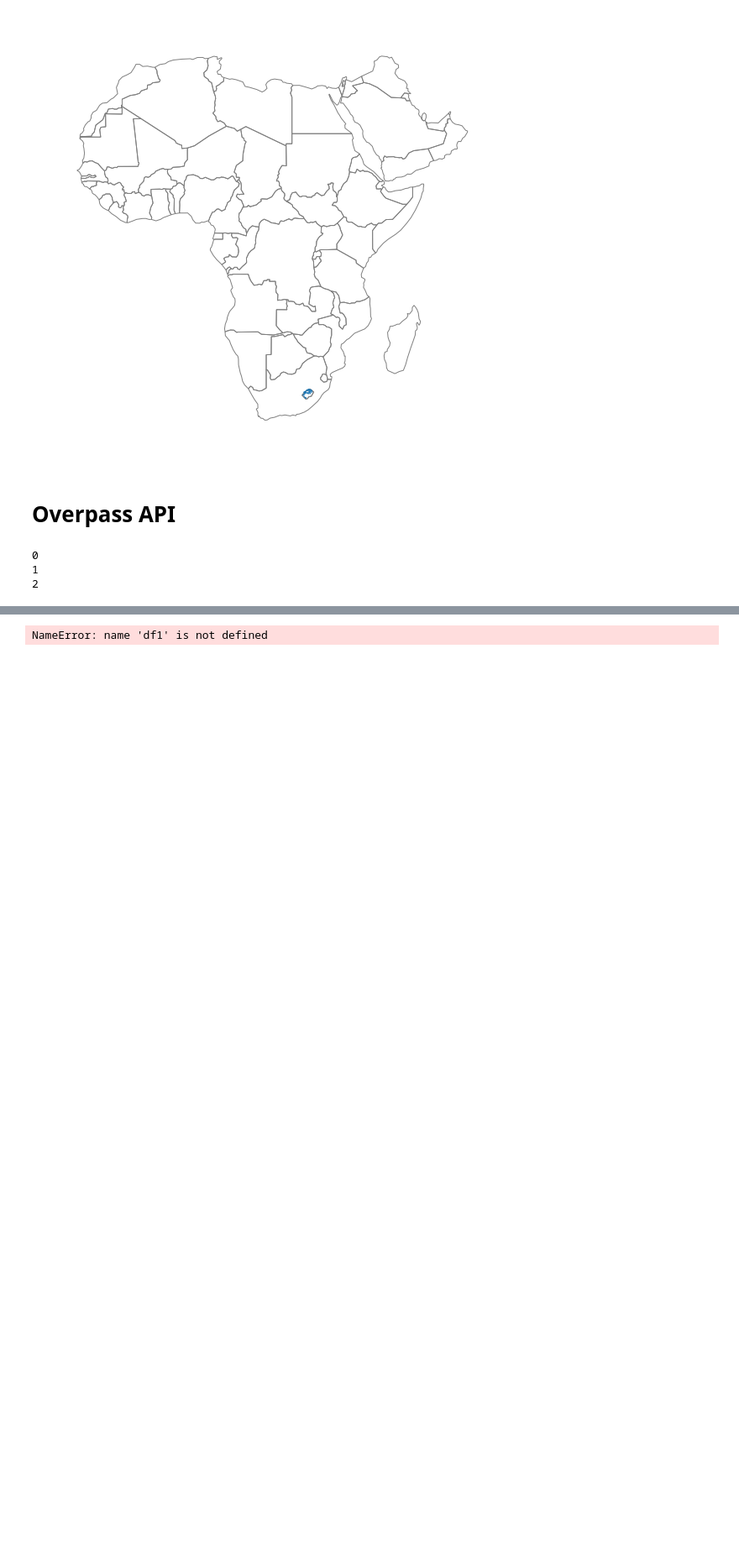
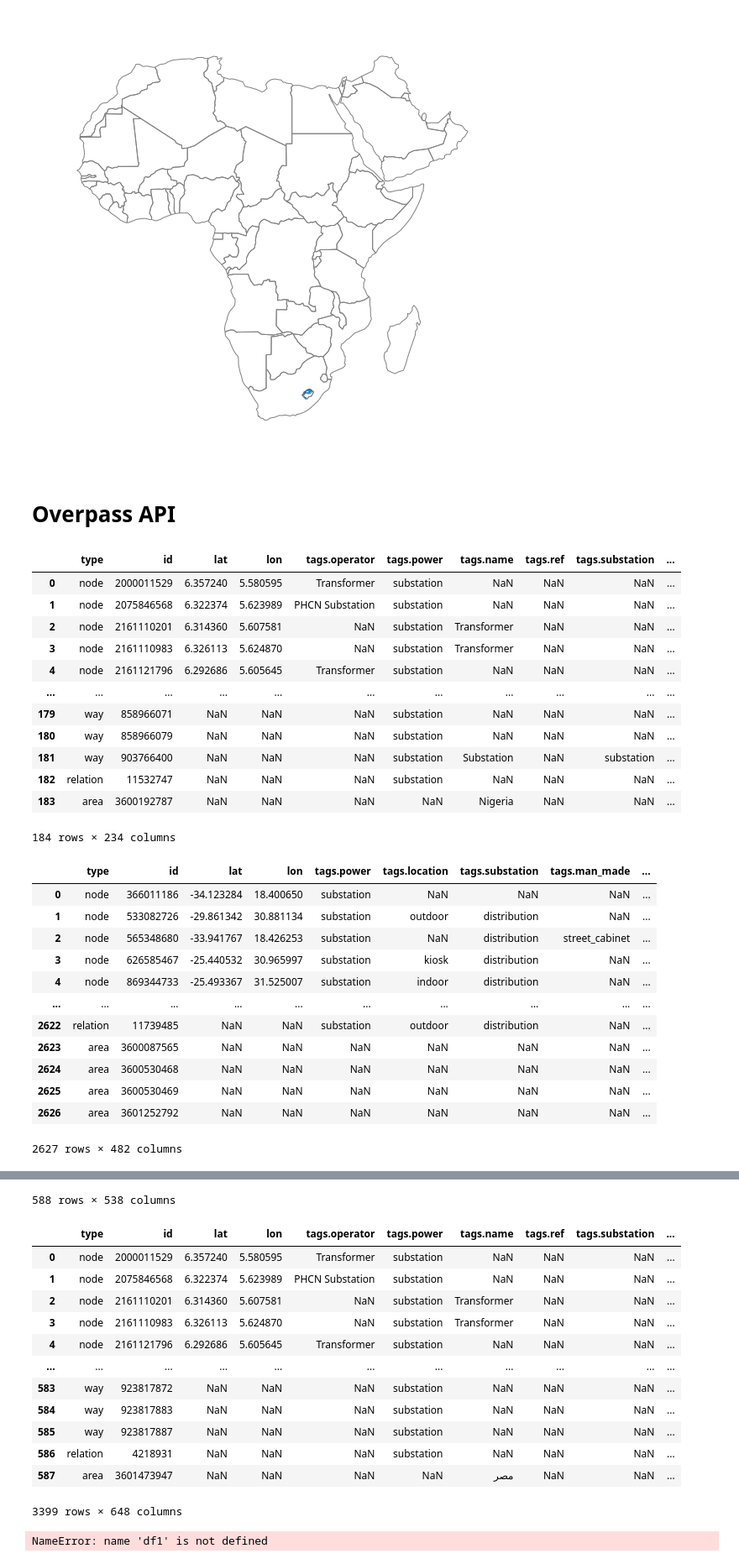
Before and after one commit to pypsa-meets-earth/pypsa-africa-hackathon, a Jupyter notebook: data_exploration/Substations.ipynb, the cells around one changed output, grey strips where cells are left out. Shown at 84% size. Drawn from its saved outputs; the diff is of its cells as text; code cells hidden in the pictures; blank space fills up the shorter version.

```diff
--- a/data_exploration/Substations.ipynb
+++ b/data_exploration/Substations.ipynb
@@ -240,44 +240,67 @@ url = 'https://lz4.overpass-api.de/api/interpreter'  # Overpass API URL
 #c_list = ["DZ","AO","SH","BJ","BW","BF","BI","CM","CV","CF","TD","KM","CG","CD","DJ","EG","GQ","ER","SZ","ET","GA","GM","GH","GN","GW","CI","KE","LS","LR","LY","MG","MW","ML","MR","MU","YT","MA","MZ","NA","NE","NG","ST","RE","RW","ST","SN","SC","SL","SO","ZA","SS","SH","SD","SZ","TZ","TG","TN","UG","CD","ZM","TZ","ZW"]
 
 #Test list
-c_list = ["DZ","AO","SH"]
+c_list = ["NG", "ZA", "EG"]
 #len(c_list)
-# %%
-for i in range(0,len(c_list)):
-    print(i)
-# %% [output]
-0
-1
-2
 # %%
 substations = []
 
-for i in range(0,len(c_list)):
+for country_code in c_list:
 
   # Bounding Boxes
   query = f"""
   [out:json];
   // gather results
   (
     // query part for: “power=substation”
-    ( area["ISO3166-1"="IT"];) ->.a;
+    ( area["ISO3166-1"={country_code}];) ->.a;
     node["power"="substation"](area.a);
     way["power"="substation"](area.a);
     relation["power"="substation"](area.a);
   );
   // print results
   out body;
   """
-  r = requests.get(url, params={'data': query})
-  data = r.json()['elements'] # read response as JSON and get the data
-  df = pd.json_normalize(data)  # create a DataFrame from the data
-
+  try:
+    r = requests.get(url, params={'data': query})
+    data = r.json()['elements'] # read response as JSON and get the data
+    df = pd.json_normalize(data)  # create a DataFrame from the data
+    display(df)
+  except:
+    print("problems with {country_code}")
   ## Create column with country name
-  df['country'] = c_list[i]
+  # df['country'] = country_code
 
   #create lists
   substations.append(df)
 
 #Create pandas dataframe from lists after iteration
-df_substation = pd.concat(dfff, axis=0)
-print(df_substation)
+df_substation = pd.concat(substations, axis=0)
+display(df_substation)
+# %% [output]
+|  | type | id | lat | lon | tags.operator | tags.power | tags.name | tags.ref | tags.substation | ... |
+| 0 | node | 2000011529 | 6.357240 | 5.580595 | Transformer | substation | NaN | NaN | NaN | ... |
+| 1 | node | 2075846568 | 6.322374 | 5.623989 | PHCN Substation | substation | NaN | NaN | NaN | ... |
+| 2 | node | 2161110201 | 6.314360 | 5.607581 | NaN | substation | Transformer | NaN | NaN | ... |
+| 3 | node | 2161110983 | 6.326113 | 5.624870 | NaN | substation | Transformer | NaN | NaN | ... |
+| 4 | node | 2161121796 | 6.292686 | 5.605645 | Transformer | substation | NaN | NaN | NaN | ... |
+| ... | ... | ... | ... | ... | ... | ... | ... | ... | ... | ... |
+| 179 | way | 858966071 | NaN | NaN | NaN | substation | NaN | NaN | NaN | ... |
+| 180 | way | 858966079 | NaN | NaN | NaN | substation | NaN | NaN | NaN | ... |
+| 181 | way | 903766400 | NaN | NaN | NaN | substation | Substation | NaN | substation | ... |
+| 182 | relation | 11532747 | NaN | NaN | NaN | substation | NaN | NaN | NaN | ... |
+| 183 | area | 3600192787 | NaN | NaN | NaN | NaN | Nigeria | NaN | NaN | ... |
+184 rows × 234 columns
+|  | type | id | lat | lon | tags.power | tags.location | tags.substation | tags.man_made | ... |
+| 0 | node | 366011186 | -34.123284 | 18.400650 | substation | NaN | NaN | NaN | ... |
+| 1 | node | 533082726 | -29.861342 | 30.881134 | substation | outdoor | distribution | NaN | ... |
+| 2 | node | 565348680 | -33.941767 | 18.426253 | substation | NaN | distribution | street_cabinet | ... |
+| 3 | node | 626585467 | -25.440532 | 30.965997 | substation | kiosk | distribution | NaN | ... |
+| 4 | node | 869344733 | -25.493367 | 31.525007 | substation | indoor | distribution | NaN | ... |
+| ... | ... | ... | ... | ... | ... | ... | ... | ... | ... |
+| 2622 | relation | 11739485 | NaN | NaN | substation | outdoor | distribution | NaN | ... |
+| 2623 | area | 3600087565 | NaN | NaN | NaN | NaN | NaN | NaN | ... |
+| 2624 | area | 3600530468 | NaN | NaN | NaN | NaN | NaN | NaN | ... |
+| 2625 | area | 3600530469 | NaN | NaN | NaN | NaN | NaN | NaN | ... |
+| 2626 | area | 3601252792 | NaN | NaN | NaN | NaN | NaN | NaN | ... |
+2627 rows × 482 columns
@@ -284,3 +319,17 @@ print(df_substation)
+588 rows × 538 columns
+|  | type | id | lat | lon | tags.operator | tags.power | tags.name | tags.ref | tags.substation | ... |
+| 0 | node | 2000011529 | 6.357240 | 5.580595 | Transformer | substation | NaN | NaN | NaN | ... |
+| 1 | node | 2075846568 | 6.322374 | 5.623989 | PHCN Substation | substation | NaN | NaN | NaN | ... |
+| 2 | node | 2161110201 | 6.314360 | 5.607581 | NaN | substation | Transformer | NaN | NaN | ... |
+| 3 | node | 2161110983 | 6.326113 | 5.624870 | NaN | substation | Transformer | NaN | NaN | ... |
+| 4 | node | 2161121796 | 6.292686 | 5.605645 | Transformer | substation | NaN | NaN | NaN | ... |
+| ... | ... | ... | ... | ... | ... | ... | ... | ... | ... | ... |
+| 583 | way | 923817872 | NaN | NaN | NaN | substation | NaN | NaN | NaN | ... |
+| 584 | way | 923817883 | NaN | NaN | NaN | substation | NaN | NaN | NaN | ... |
+| 585 | way | 923817887 | NaN | NaN | NaN | substation | NaN | NaN | NaN | ... |
+| 586 | relation | 4218931 | NaN | NaN | NaN | substation | NaN | NaN | NaN | ... |
+| 587 | area | 3601473947 | NaN | NaN | NaN | NaN | مصر | NaN | NaN | ... |
+3399 rows × 648 columns
 # %%
 df1=df.dropna(subset=['tags.voltage'])
 # %%
```
Also changed, not shown: parts of 1 cell of this notebook.
